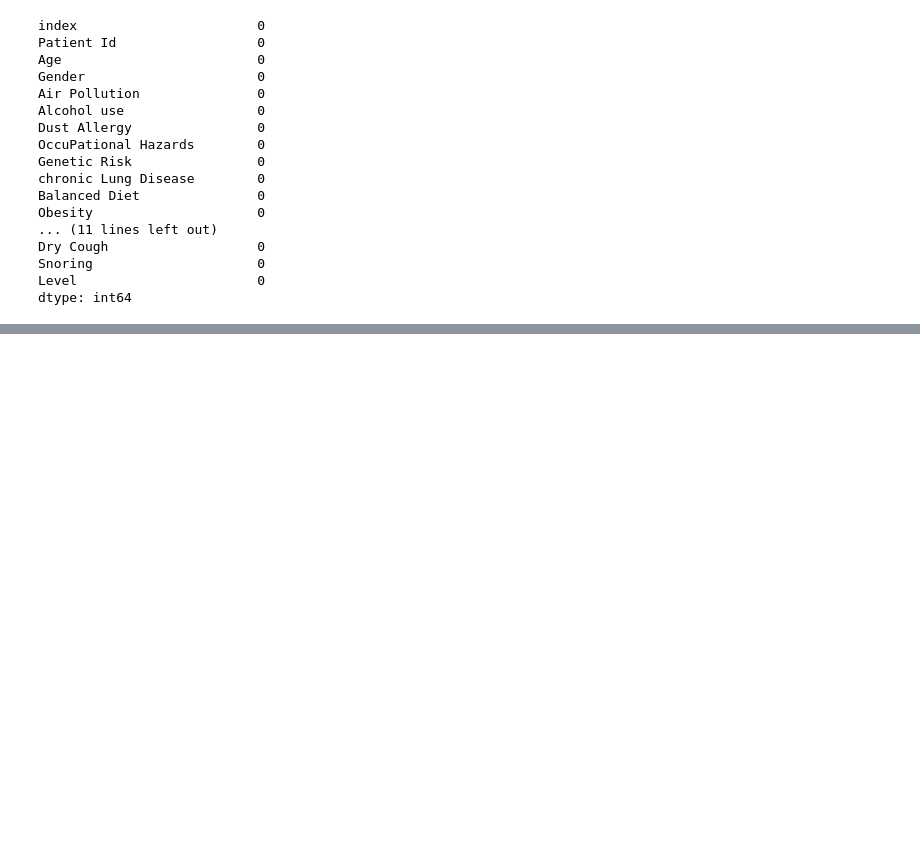
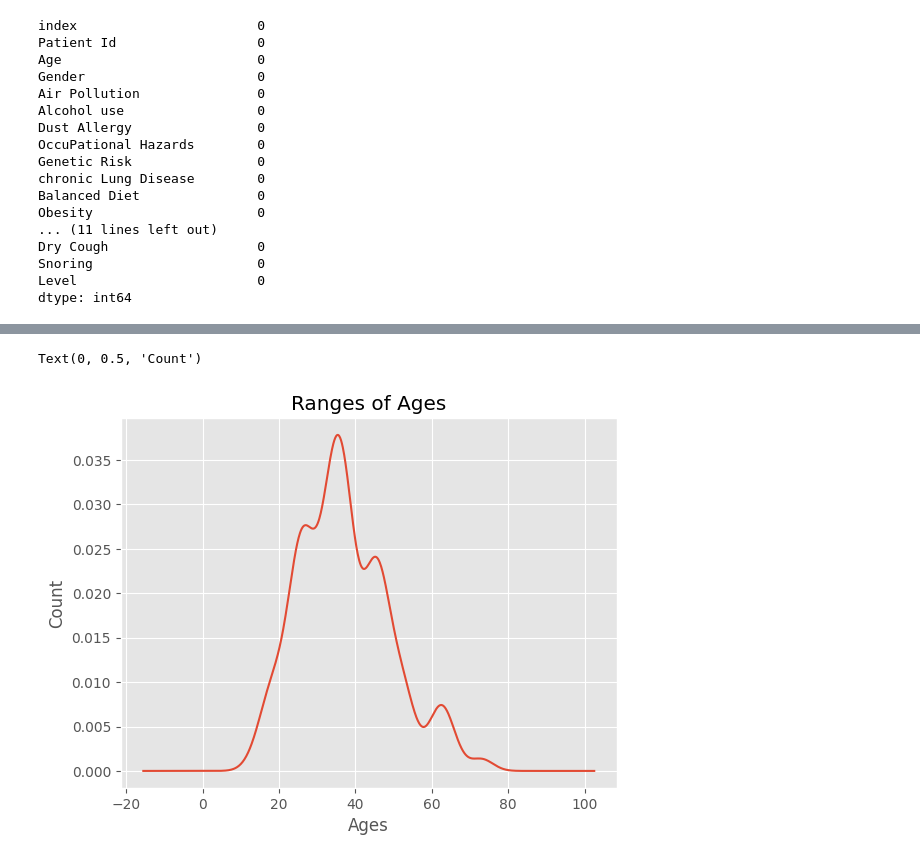
Before and after one commit to JoaquinWelch/LungCancer_Prediction, a Jupyter notebook: lung-cancer-code.ipynb, the cells around one changed output, grey strips where cells are left out. Drawn from its saved outputs; the diff is of its cells as text; code cells hidden in the pictures; blank space fills up the shorter version.

```diff
--- a/lung-cancer-code.ipynb
+++ b/lung-cancer-code.ipynb
@@ -50,0 +87,7 @@ df.drop_duplicates()
+# %%
+age_chart = df['Age'].plot(kind='kde', title= 'Ranges of Ages')
+age_chart.set_xlabel('Ages')
+age_chart.set_ylabel('Count')
+# %% [output]
+Text(0, 0.5, 'Count')
+[figure, added]
```
Also changed, not shown: parts of 6 cells of this notebook.
